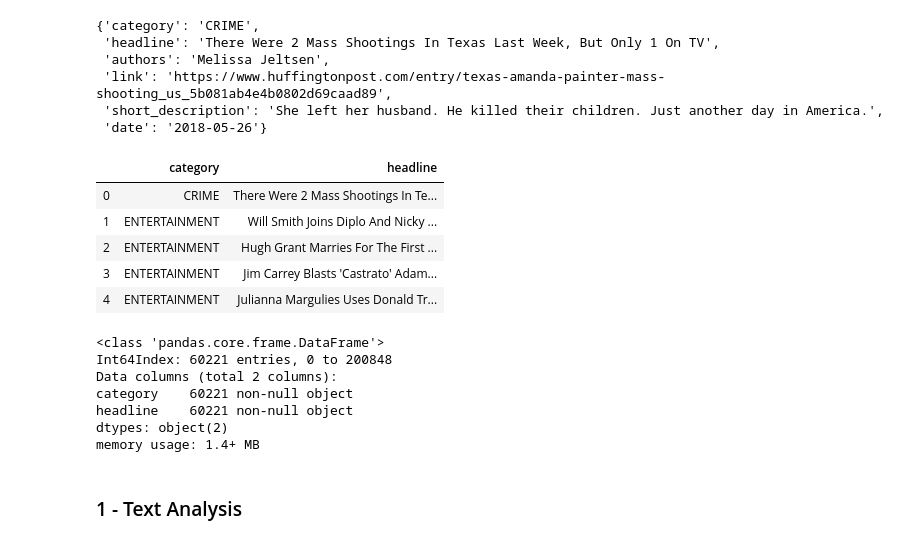
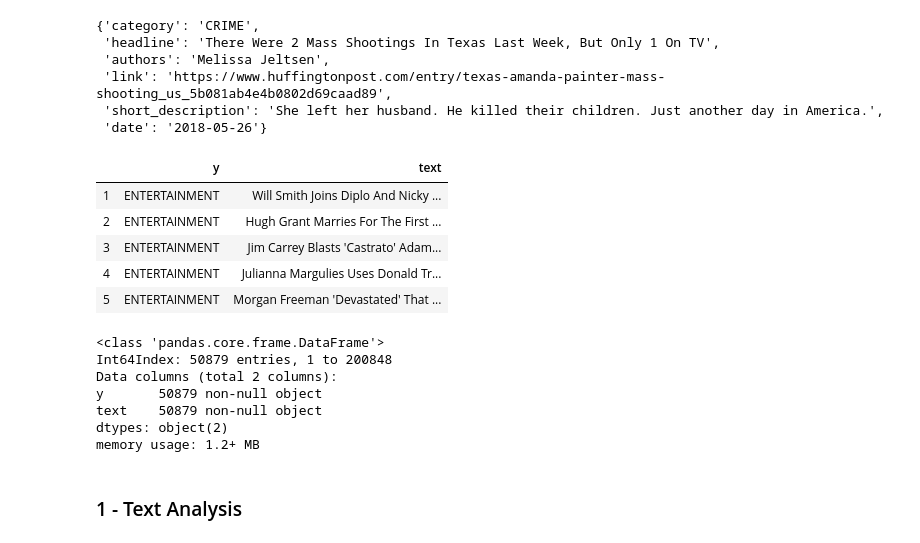
Before and after one commit to mdipietro09/DataScience_ArtificialIntelligence_Utils, a Jupyter notebook: deep_learning_natural_language_processing/text_classification_example.ipynb, the cells around one changed output. Saved outputs shown, nothing was run; the diff lists cells and outputs as text; code cells hidden in the pictures.

```diff
--- a/deep_learning_natural_language_processing/text_classification_example.ipynb
+++ b/deep_learning_natural_language_processing/text_classification_example.ipynb
@@ -22,12 +22,13 @@ lst_dics[0]
  'date': '2018-05-26'}
 # %%
 dtf = pd.DataFrame(lst_dics)
-dtf = dtf[ dtf["category"].isin(['CRIME','ENTERTAINMENT','POLITICS','BUSINESS','TECH']) ][["category","headline"]]
+dtf = dtf[ dtf["category"].isin(['ENTERTAINMENT','POLITICS','TECH']) ][["category","headline"]]
+dtf = dtf.rename(columns={"category":"y", "headline":"text"})
 dtf.head()
 # %% [output]
-|  | category | headline |
-| 0 | CRIME | There Were 2 Mass Shootings In Te... |
+|  | y | text |
 | 1 | ENTERTAINMENT | Will Smith Joins Diplo And Nicky ... |
 | 2 | ENTERTAINMENT | Hugh Grant Marries For The First ... |
 | 3 | ENTERTAINMENT | Jim Carrey Blasts 'Castrato' Adam... |
 | 4 | ENTERTAINMENT | Julianna Margulies Uses Donald Tr... |
+| 5 | ENTERTAINMENT | Morgan Freeman 'Devastated' That ... |
@@ -37,12 +36,12 @@ dtf.to_csv("data.csv", sep='|', na_rep='', index=False)
 dtf.info()
 # %% [output]
 <class 'pandas.core.frame.DataFrame'>
-Int64Index: 60221 entries, 0 to 200848
+Int64Index: 50879 entries, 1 to 200848
 Data columns (total 2 columns):
-category    60221 non-null object
-headline    60221 non-null object
+y       50879 non-null object
+text    50879 non-null object
 dtypes: object(2)
-memory usage: 1.4+ MB
+memory usage: 1.2+ MB
 # %% [markdown]
 ### 1 - Text Analysis
 # %% [markdown]
```
Also changed, not shown: parts of 116 cells of this notebook, 3 other files.
